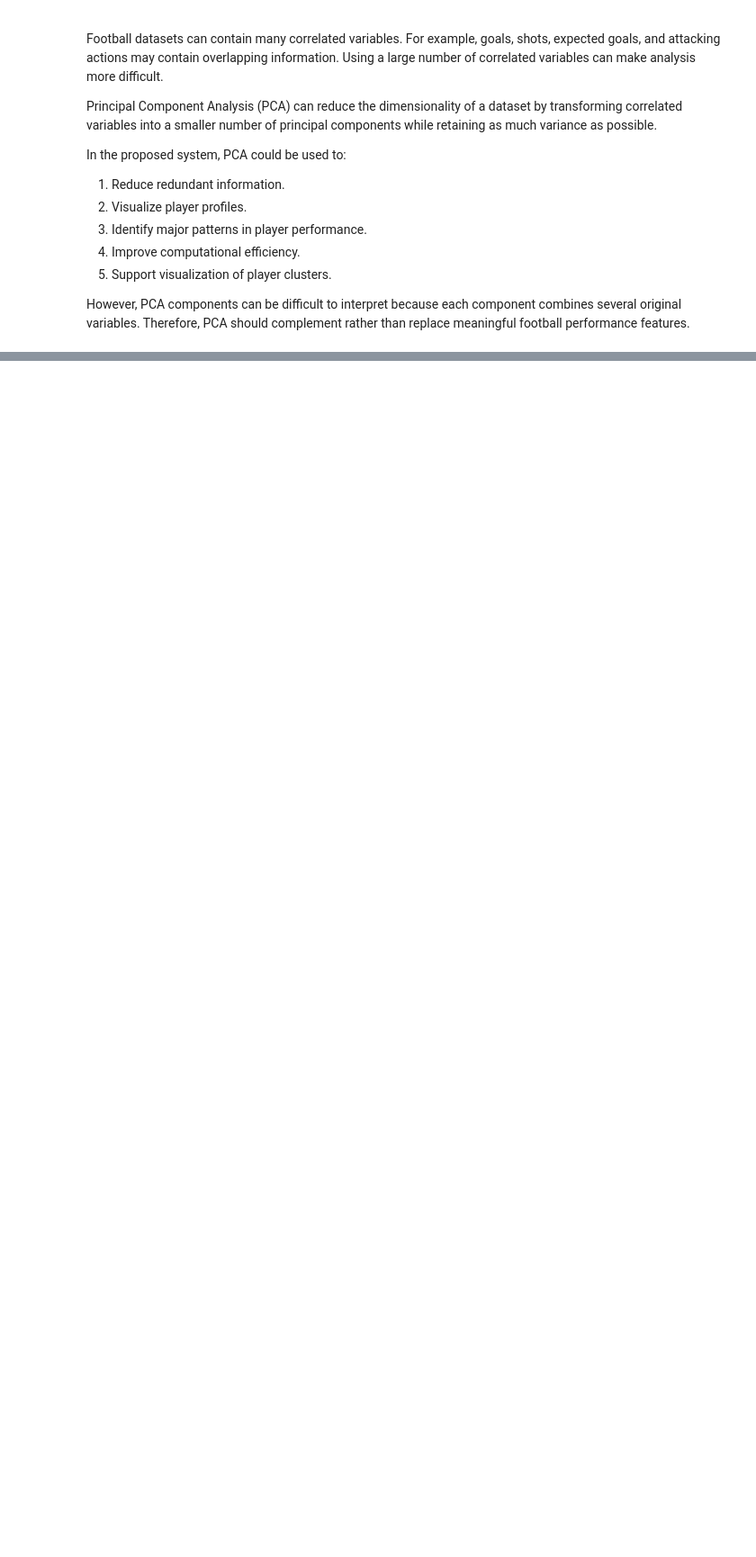
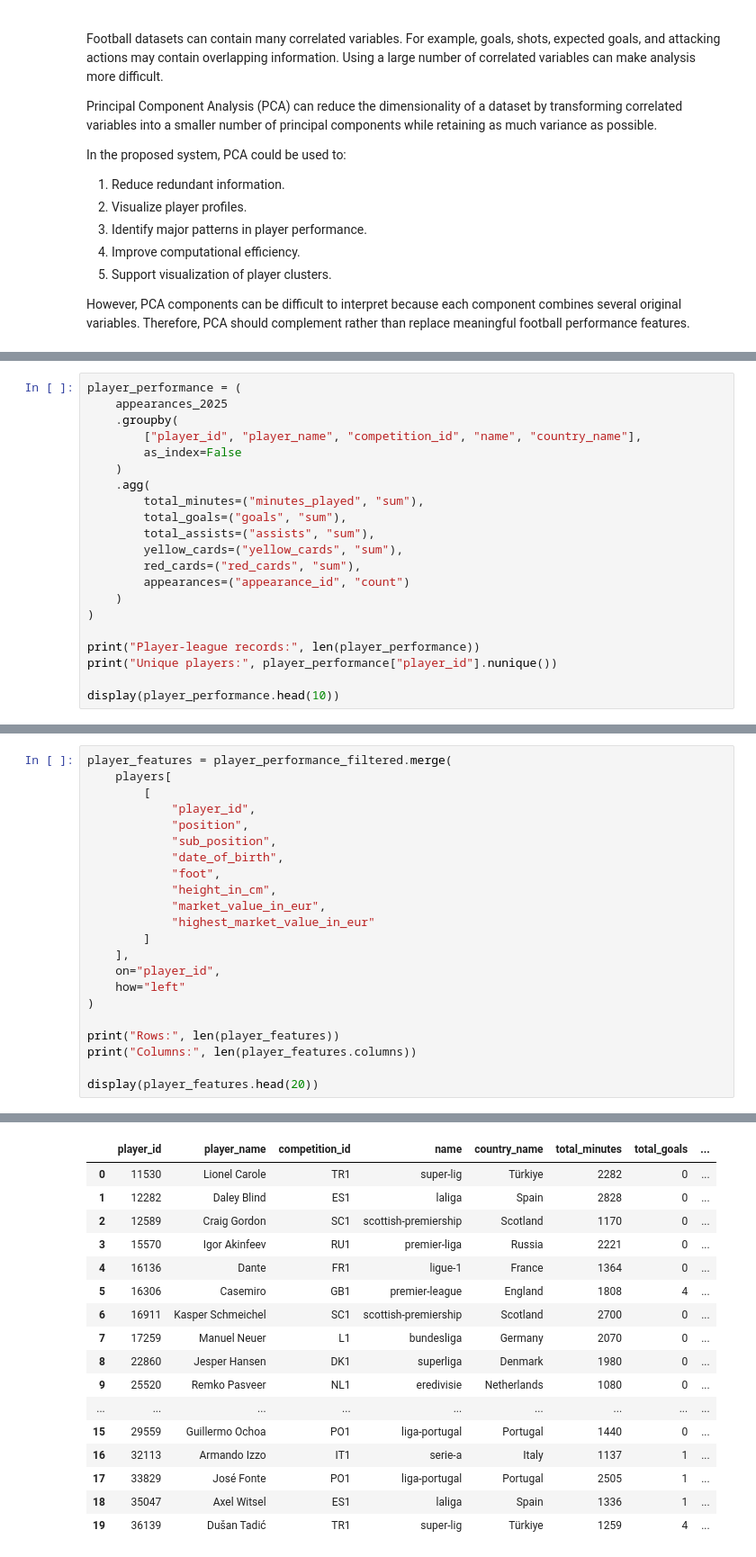
Before and after one commit to SirTEdgar/T_Compares, a Jupyter notebook: FootAnalytics.ipynb, the cells around one changed output, grey strips where cells are left out. Shown at 90% size. Saved outputs shown, nothing was run; the diff lists cells and outputs as text; blank space fills up the shorter version.

```diff
--- a/FootAnalytics.ipynb
+++ b/FootAnalytics.ipynb
@@ -191,0 +1408,21 @@ However, PCA components can be difficult to interpret because each component com
+# %%
+player_performance = (
+    appearances_2025
+    .groupby(
+        ["player_id", "player_name", "competition_id", "name", "country_name"],
+        as_index=False
+    )
+    .agg(
+        total_minutes=("minutes_played", "sum"),
+        total_goals=("goals", "sum"),
+        total_assists=("assists", "sum"),
+        yellow_cards=("yellow_cards", "sum"),
+        red_cards=("red_cards", "sum"),
+        appearances=("appearance_id", "count")
+    )
+)
+
+print("Player-league records:", len(player_performance))
+print("Unique players:", player_performance["player_id"].nunique())
+
+display(player_performance.head(10))
@@ -191,0 +1602,23 @@ However, PCA components can be difficult to interpret because each component com
+# %%
+player_features = player_performance_filtered.merge(
+    players[
+        [
+            "player_id",
+            "position",
+            "sub_position",
+            "date_of_birth",
+            "foot",
+            "height_in_cm",
+            "market_value_in_eur",
+            "highest_market_value_in_eur"
+        ]
+    ],
+    on="player_id",
+    how="left"
+)
+
+print("Rows:", len(player_features))
+print("Columns:", len(player_features.columns))
+
+display(player_features.head(20))
+# %% [output]
@@ -191,0 +1627,17 @@ However, PCA components can be difficult to interpret because each component com
+|  | player_id | player_name | competition_id | name | country_name | total_minutes | total_goals | ... |
+| 0 | 11530 | Lionel Carole | TR1 | super-lig | Türkiye | 2282 | 0 | ... |
+| 1 | 12282 | Daley Blind | ES1 | laliga | Spain | 2828 | 0 | ... |
+| 2 | 12589 | Craig Gordon | SC1 | scottish-premiership | Scotland | 1170 | 0 | ... |
+| 3 | 15570 | Igor Akinfeev | RU1 | premier-liga | Russia | 2221 | 0 | ... |
+| 4 | 16136 | Dante | FR1 | ligue-1 | France | 1364 | 0 | ... |
+| 5 | 16306 | Casemiro | GB1 | premier-league | England | 1808 | 4 | ... |
+| 6 | 16911 | Kasper Schmeichel | SC1 | scottish-premiership | Scotland | 2700 | 0 | ... |
+| 7 | 17259 | Manuel Neuer | L1 | bundesliga | Germany | 2070 | 0 | ... |
+| 8 | 22860 | Jesper Hansen | DK1 | superliga | Denmark | 1980 | 0 | ... |
+| 9 | 25520 | Remko Pasveer | NL1 | eredivisie | Netherlands | 1080 | 0 | ... |
+| ... | ... | ... | ... | ... | ... | ... | ... | ... |
+| 15 | 29559 | Guillermo Ochoa | PO1 | liga-portugal | Portugal | 1440 | 0 | ... |
+| 16 | 32113 | Armando Izzo | IT1 | serie-a | Italy | 1137 | 1 | ... |
+| 17 | 33829 | José Fonte | PO1 | liga-portugal | Portugal | 2505 | 1 | ... |
+| 18 | 35047 | Axel Witsel | ES1 | laliga | Spain | 1336 | 1 | ... |
+| 19 | 36139 | Dušan Tadić | TR1 | super-lig | Türkiye | 1259 | 4 | ... |
```
Also changed, not shown: parts of 119 cells of this notebook.
